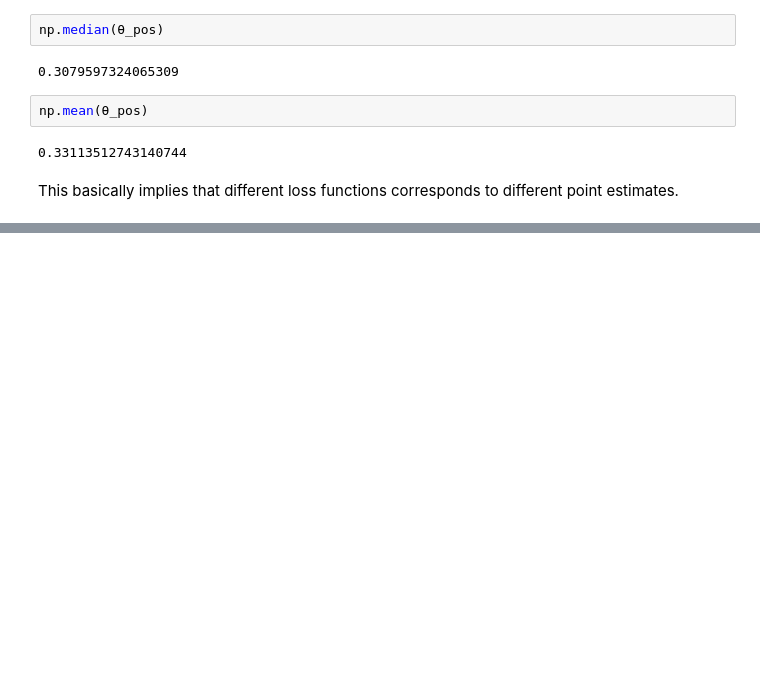
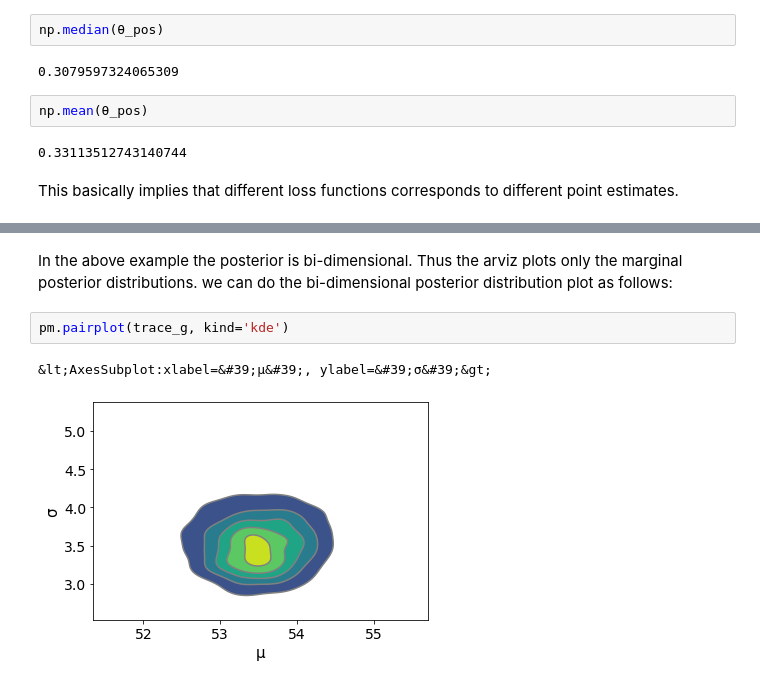
Before and after one commit to nathdipankar/Bayesian-Statistics, a Jupyter notebook: Chapter1/bayesian_introduction.ipynb, the cells around one changed output, grey strips where cells are left out. Cells and saved outputs as stored; diff of their text form; blank space fills up the shorter version.

```diff
--- a/Chapter1/bayesian_introduction.ipynb
+++ b/Chapter1/bayesian_introduction.ipynb
@@ -207,0 +246,7 @@ This basically implies that different loss functions corresponds to different po
+# %% [markdown]
+In the above example the posterior is bi-dimensional. Thus the arviz plots only the marginal posterior distributions. we can do the bi-dimensional posterior distribution plot as follows:
+# %%
+pm.pairplot(trace_g, kind='kde')
+# %% [output]
+&lt;AxesSubplot:xlabel=&#39;μ&#39;, ylabel=&#39;σ&#39;&gt;
+[figure, added]
```
Also changed, not shown: parts of 27 cells of this notebook.
